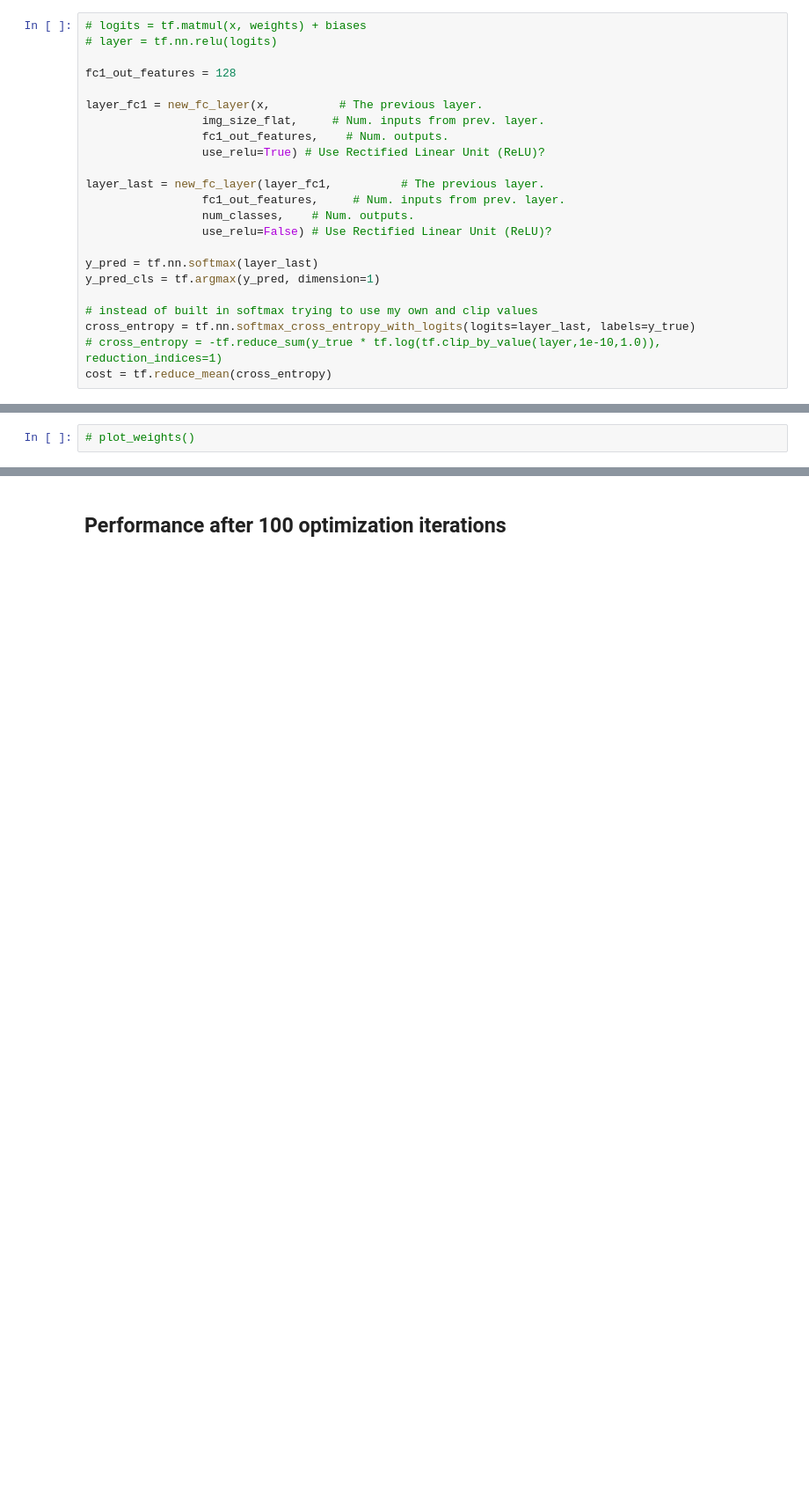
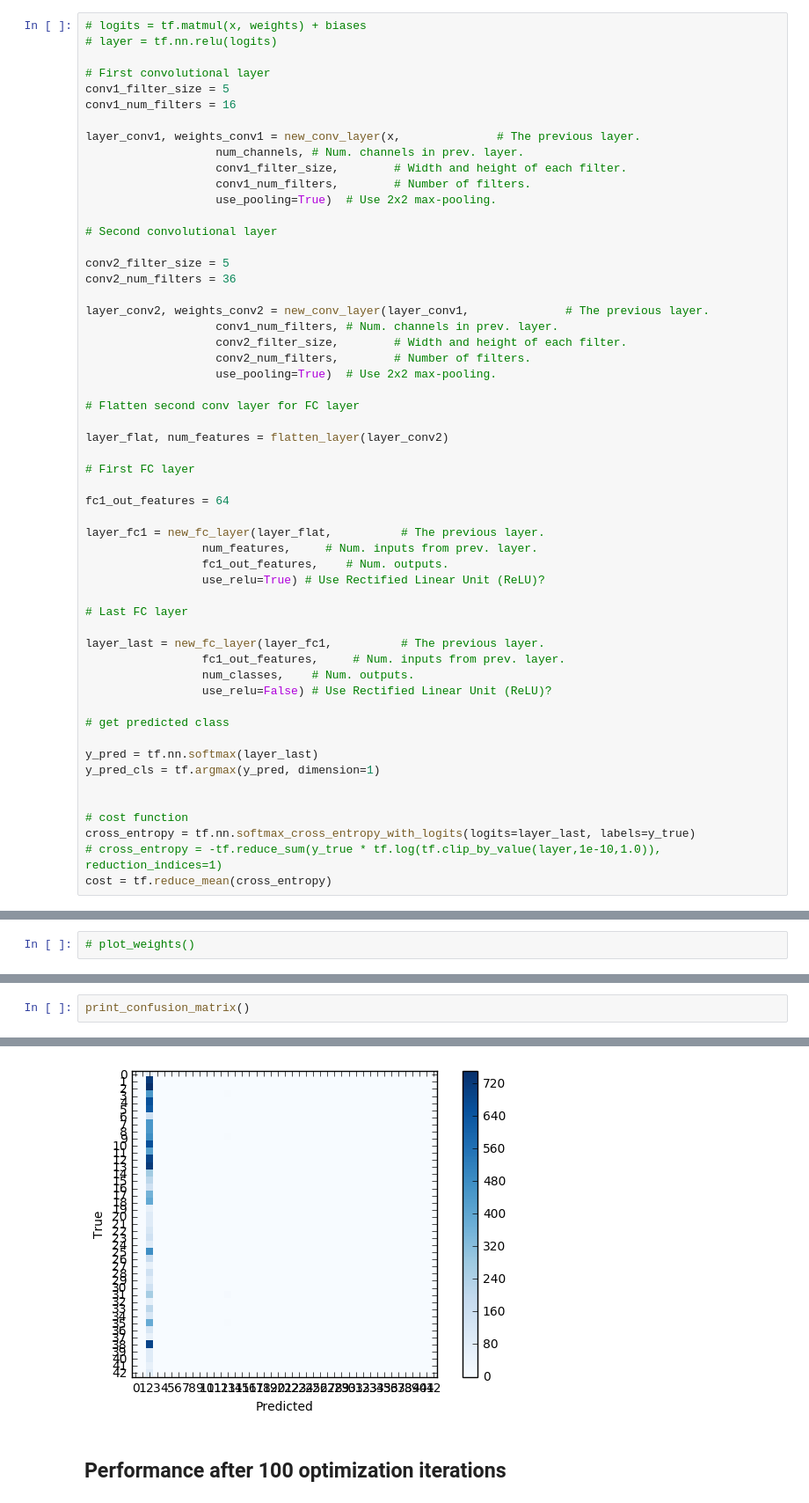
Before and after one commit to sirpsycho85/traffic-signs, a Jupyter notebook: Scratch.ipynb, the cells around one changed output, grey strips where cells are left out. Shown at 88% size. Cells and saved outputs as stored; diff of their text form; blank space fills up the shorter version.

Commit message:
2 conv 2 fc

```diff
--- a/Scratch.ipynb
+++ b/Scratch.ipynb
@@ -159,22 +273,54 @@ y_true_cls = tf.placeholder(tf.int64, [None]) # is this correct? see tutorial 2
 # logits = tf.matmul(x, weights) + biases
 # layer = tf.nn.relu(logits)
 
-fc1_out_features = 128
+# First convolutional layer
+conv1_filter_size = 5
+conv1_num_filters = 16
 
-layer_fc1 = new_fc_layer(x,          # The previous layer.
-                 img_size_flat,     # Num. inputs from prev. layer.
+layer_conv1, weights_conv1 = new_conv_layer(x,              # The previous layer.
+                   num_channels, # Num. channels in prev. layer.
+                   conv1_filter_size,        # Width and height of each filter.
+                   conv1_num_filters,        # Number of filters.
+                   use_pooling=True)  # Use 2x2 max-pooling.
+
+# Second convolutional layer
+
+conv2_filter_size = 5
+conv2_num_filters = 36
+
+layer_conv2, weights_conv2 = new_conv_layer(layer_conv1,              # The previous layer.
+                   conv1_num_filters, # Num. channels in prev. layer.
+                   conv2_filter_size,        # Width and height of each filter.
+                   conv2_num_filters,        # Number of filters.
+                   use_pooling=True)  # Use 2x2 max-pooling.
+
+# Flatten second conv layer for FC layer
+
+layer_flat, num_features = flatten_layer(layer_conv2)
+
+# First FC layer
+
+fc1_out_features = 64
+
+layer_fc1 = new_fc_layer(layer_flat,          # The previous layer.
+                 num_features,     # Num. inputs from prev. layer.
                  fc1_out_features,    # Num. outputs.
                  use_relu=True) # Use Rectified Linear Unit (ReLU)?
+
+# Last FC layer
 
 layer_last = new_fc_layer(layer_fc1,          # The previous layer.
                  fc1_out_features,     # Num. inputs from prev. layer.
                  num_classes,    # Num. outputs.
                  use_relu=False) # Use Rectified Linear Unit (ReLU)?
 
+# get predicted class
+
 y_pred = tf.nn.softmax(layer_last)
 y_pred_cls = tf.argmax(y_pred, dimension=1)
 
-# instead of built in softmax trying to use my own and clip values
+
+# cost function
 cross_entropy = tf.nn.softmax_cross_entropy_with_logits(logits=layer_last, labels=y_true)
 # cross_entropy = -tf.reduce_sum(y_true * tf.log(tf.clip_by_value(layer,1e-10,1.0)), reduction_indices=1)
 cost = tf.reduce_mean(cross_entropy)
@@ -353,0 +504,3 @@ Accuracy on test-set: 10.2%
+# %%
+print_confusion_matrix()
+# %% [output]
@@ -354,3 +514,4 @@ Accuracy on test-set: 10.2%
+[figure, added]
 # %% [markdown]
 ## Performance after 100 optimization iterations
 # %%
```
Also changed, not shown: parts of 26 cells of this notebook, 1 other file.
